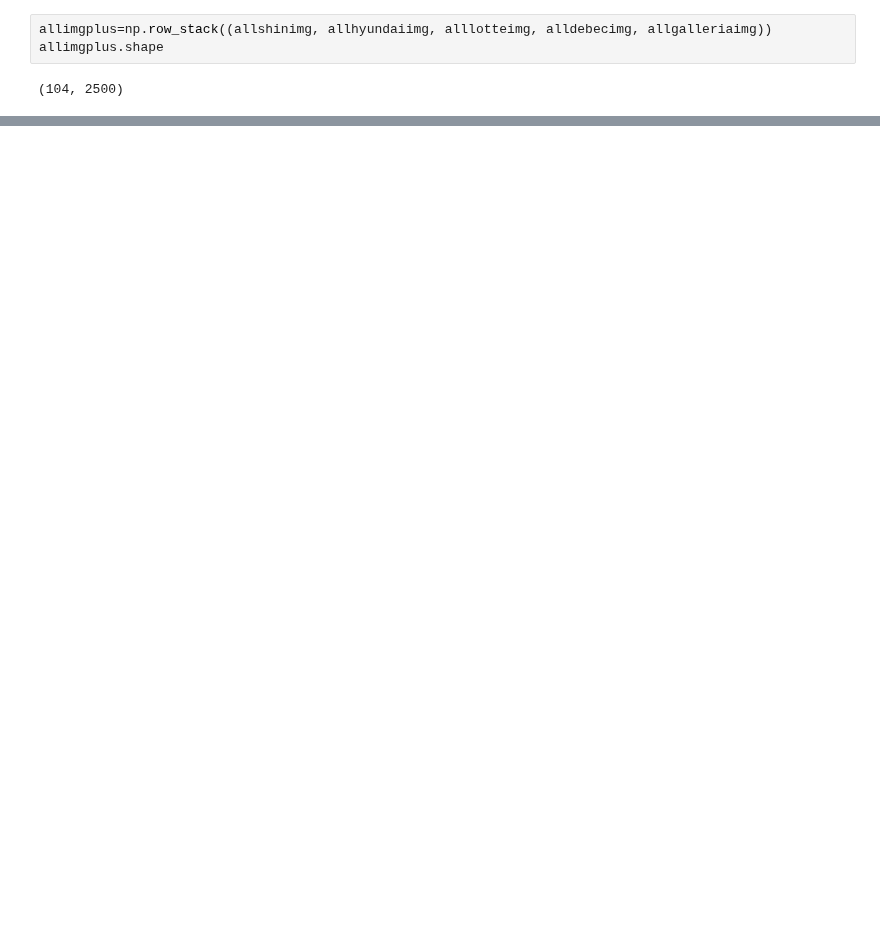
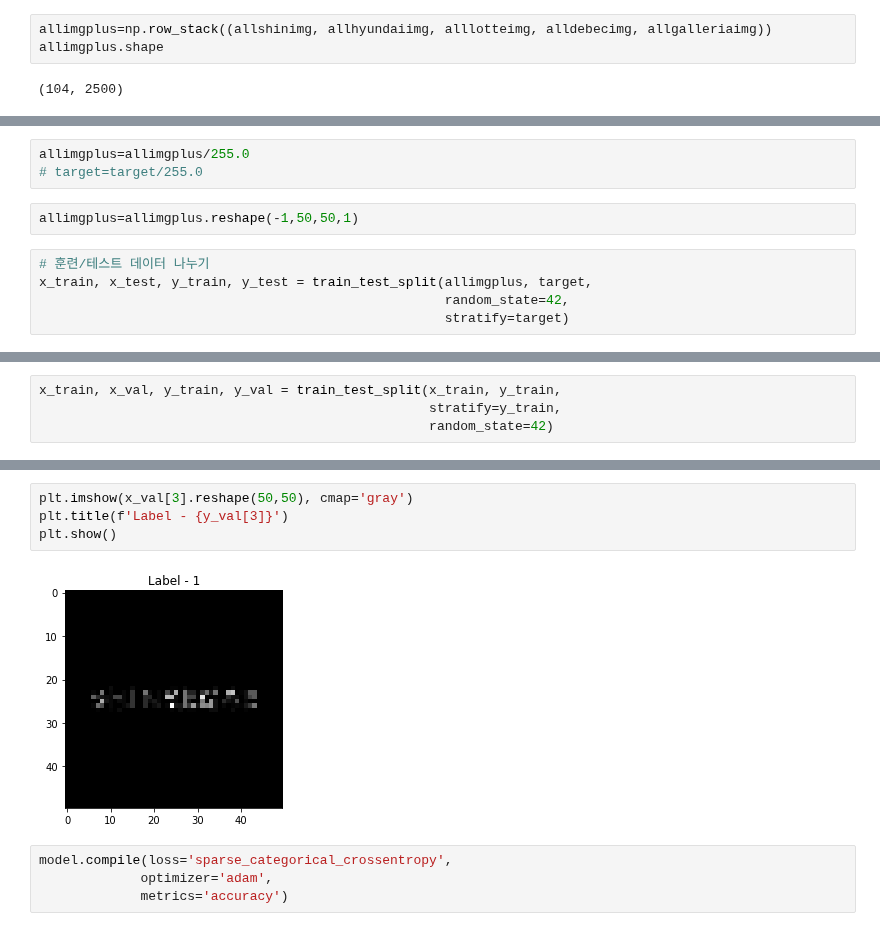
Before and after one commit to HoJin1014/KNU-BIGDATA-study, a Jupyter notebook: 2022.09.20/ex_project1.ipynb, the cells around one changed output, grey strips where cells are left out. Saved outputs shown, nothing was run; the diff lists cells and outputs as text; blank space fills up the shorter version.

```diff
--- a/2022.09.20/ex_project1.ipynb
+++ b/2022.09.20/ex_project1.ipynb
@@ -140,0 +170,10 @@ allimgplus.shape
+# %%
+allimgplus=allimgplus/255.0
+# target=target/255.0
+# %%
+allimgplus=allimgplus.reshape(-1,50,50,1)
+# %%
+# 훈련/테스트 데이터 나누기
+x_train, x_test, y_train, y_test = train_test_split(allimgplus, target,
+                                                    random_state=42,
+                                                    stratify=target)
@@ -140,0 +186,4 @@ allimgplus.shape
+# %%
+x_train, x_val, y_train, y_val = train_test_split(x_train, y_train,
+                                                  stratify=y_train,
+                                                  random_state=42)
@@ -140,0 +239,10 @@ allimgplus.shape
+# %%
+plt.imshow(x_val[3].reshape(50,50), cmap='gray')
+plt.title(f'Label - {y_val[3]}')
+plt.show()
+# %% [output]
+[figure, added]
+# %%
+model.compile(loss='sparse_categorical_crossentropy',
+             optimizer='adam',
+             metrics='accuracy')
```
Also changed, not shown: parts of 30 cells of this notebook.
